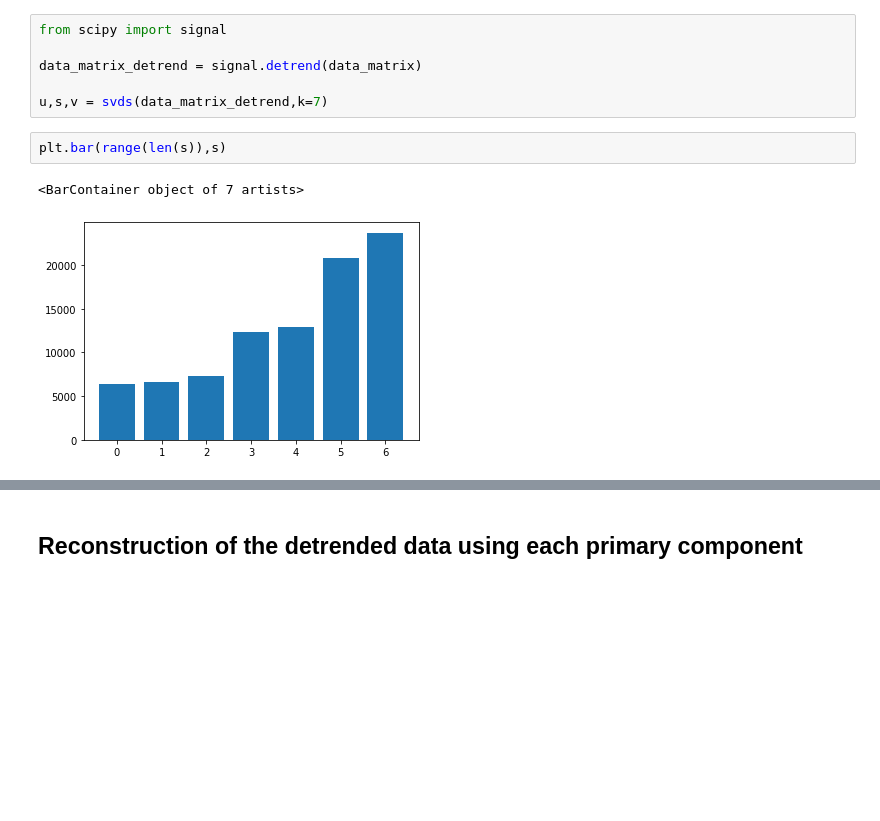
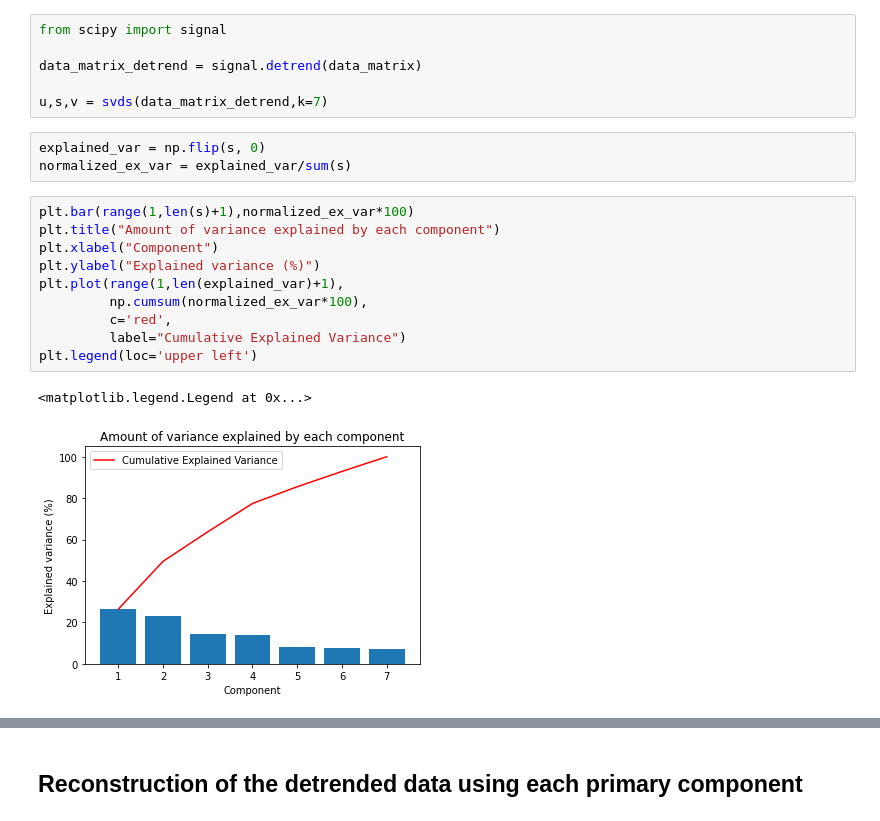
Before and after one commit to epic-research-group/surface-load-quakes, a Jupyter notebook: pca-grace.ipynb, the cells around one changed output, grey strips where cells are left out. Saved outputs shown, nothing was run; the diff lists cells and outputs as text; blank space fills up the shorter version.

```diff
--- a/pca-grace.ipynb
+++ b/pca-grace.ipynb
@@ -221,11 +247,22 @@ from scipy import signal
 data_matrix_detrend = signal.detrend(data_matrix)
 
 u,s,v = svds(data_matrix_detrend,k=7)
-# %%
-plt.bar(range(len(s)),s)
-# %% [output]
-<BarContainer object of 7 artists>
-[figure, removed]
+# %%
+explained_var = np.flip(s, 0)
+normalized_ex_var = explained_var/sum(s)
+# %%
+plt.bar(range(1,len(s)+1),normalized_ex_var*100)
+plt.title("Amount of variance explained by each component")
+plt.xlabel("Component")
+plt.ylabel("Explained variance (%)")
+plt.plot(range(1,len(explained_var)+1),
+         np.cumsum(normalized_ex_var*100),
+         c='red',
+         label="Cumulative Explained Variance")
+plt.legend(loc='upper left')
+# %% [output]
+<matplotlib.legend.Legend at 0x...>
+[figure, added]
 # %%
 # graphs arranged from spatial patterns constructed from first PC to sixth PC
 
```
Also changed, not shown: parts of 7 cells of this notebook.
